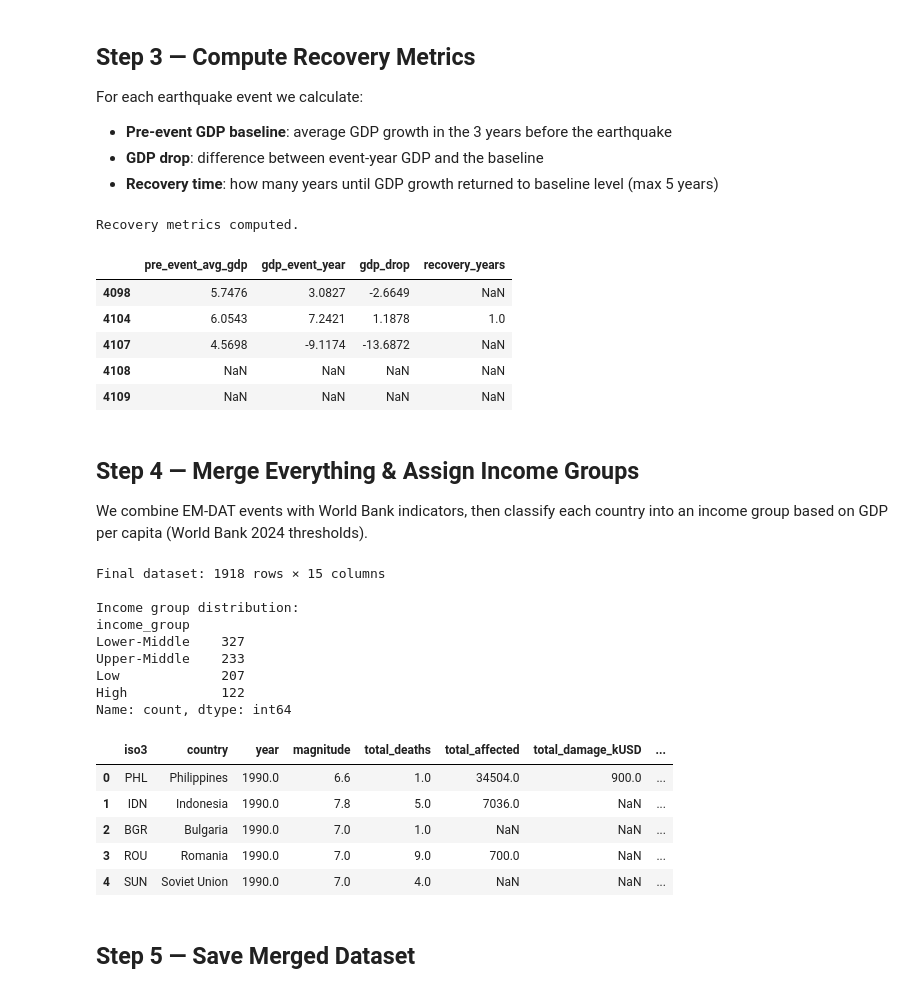
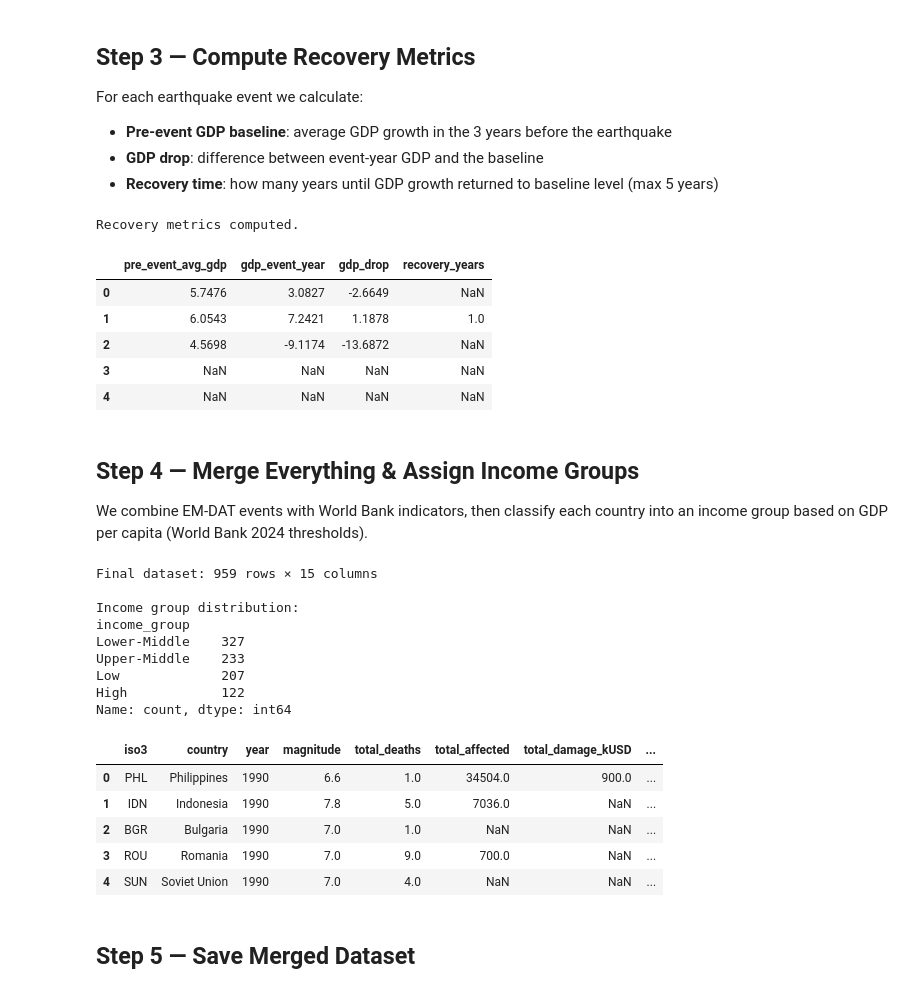
Before and after one commit to betlm/DSA210_project, a Jupyter notebook: 01_data_merging.ipynb, the cells around one changed output. Drawn from its saved outputs; the diff is of its cells as text; code cells hidden in the pictures.

```diff
--- a/01_data_merging.ipynb
+++ b/01_data_merging.ipynb
@@ -48,7 +71,7 @@ keep = {
     "Total Damage, Adjusted ('000 US$)": 'total_damage_adj_kUSD',
 }
 emdat = emdat[list(keep.keys())].rename(columns=keep)
-emdat = emdat.dropna(subset=['iso3', 'year'])
+emdat = emdat.dropna(subset=['iso3', 'year']).reset_index(drop=True)
 emdat['year'] = emdat['year'].astype(int)
 
 print(f"Earthquakes loaded: {len(emdat)} events")
@@ -161,45 +184,45 @@ def compute_recovery(row):
     year = row['year']
 
     # 3-year pre-event baseline
     baseline = [get_value(gdp_pivot, iso3, y) for y in range(year - 3, year)]
     baseline = [v for v in baseline if not np.isnan(v)]
     pre_avg  = np.mean(baseline) if baseline else np.nan
 
     gdp_event = get_value(gdp_pivot, iso3, year)
     gdp_drop  = (gdp_event - pre_avg) if not (np.isnan(gdp_event) or np.isnan(pre_avg)) else np.nan
 
     # Recovery: first year post-event where GDP >= baseline
     recovery_years = np.nan
     for lag in range(1, 6):
         val = get_value(gdp_pivot, iso3, year + lag)
         if not np.isnan(val) and not np.isnan(pre_avg) and val >= pre_avg:
             recovery_years = lag
             break
 
     return pd.Series({
         'pre_event_avg_gdp': round(pre_avg, 4)    if not np.isnan(pre_avg)    else np.nan,
         'gdp_event_year'   : round(gdp_event, 4)  if not np.isnan(gdp_event)  else np.nan,
         'gdp_drop'         : round(gdp_drop, 4)   if not np.isnan(gdp_drop)   else np.nan,
         'recovery_years'   : recovery_years,
     })
 
-recovery = emdat.apply(compute_recovery, axis=1)
+recovery = emdat.apply(compute_recovery, axis=1).reset_index(drop=True)
 print("Recovery metrics computed.")
 recovery.head()
 # %% [output]
 Recovery metrics computed.
 |  | pre_event_avg_gdp | gdp_event_year | gdp_drop | recovery_years |
-| 4098 | 5.7476 | 3.0827 | -2.6649 | NaN |
-| 4104 | 6.0543 | 7.2421 | 1.1878 | 1.0 |
-| 4107 | 4.5698 | -9.1174 | -13.6872 | NaN |
-| 4108 | NaN | NaN | NaN | NaN |
-| 4109 | NaN | NaN | NaN | NaN |
+| 0 | 5.7476 | 3.0827 | -2.6649 | NaN |
+| 1 | 6.0543 | 7.2421 | 1.1878 | 1.0 |
+| 2 | 4.5698 | -9.1174 | -13.6872 | NaN |
+| 3 | NaN | NaN | NaN | NaN |
+| 4 | NaN | NaN | NaN | NaN |
 # %% [markdown]
 ## Step 4 — Merge Everything & Assign Income Groups
 
 We combine EM-DAT events with World Bank indicators, then classify each country into an income group based on GDP per capita (World Bank 2024 thresholds).
 # %%
-merged = pd.concat([emdat.reset_index(drop=True), recovery], axis=1)
+merged = pd.concat([emdat, recovery], axis=1)
 
 # Add GDP per capita and unemployment for event year
 merged['gdp_per_capita_event_year'] = merged.apply(
@@ -224,7 +247,7 @@ print(f"\nIncome group distribution:")
 print(merged['income_group'].value_counts())
 merged.head()
 # %% [output]
-Final dataset: 1918 rows × 15 columns
+Final dataset: 959 rows × 15 columns
 
 Income group distribution:
 income_group
@@ -234,11 +257,11 @@ Low             207
 High            122
 Name: count, dtype: int64
 |  | iso3 | country | year | magnitude | total_deaths | total_affected | total_damage_kUSD | ... |
-| 0 | PHL | Philippines | 1990.0 | 6.6 | 1.0 | 34504.0 | 900.0 | ... |
-| 1 | IDN | Indonesia | 1990.0 | 7.8 | 5.0 | 7036.0 | NaN | ... |
-| 2 | BGR | Bulgaria | 1990.0 | 7.0 | 1.0 | NaN | NaN | ... |
-| 3 | ROU | Romania | 1990.0 | 7.0 | 9.0 | 700.0 | NaN | ... |
-| 4 | SUN | Soviet Union | 1990.0 | 7.0 | 4.0 | NaN | NaN | ... |
+| 0 | PHL | Philippines | 1990 | 6.6 | 1.0 | 34504.0 | 900.0 | ... |
+| 1 | IDN | Indonesia | 1990 | 7.8 | 5.0 | 7036.0 | NaN | ... |
+| 2 | BGR | Bulgaria | 1990 | 7.0 | 1.0 | NaN | NaN | ... |
+| 3 | ROU | Romania | 1990 | 7.0 | 9.0 | 700.0 | NaN | ... |
+| 4 | SUN | Soviet Union | 1990 | 7.0 | 4.0 | NaN | NaN | ... |
 # %% [markdown]
 ## Step 5 — Save Merged Dataset
 # %%
```
Also changed, not shown: parts of 6 cells of this notebook, 10 other files.
